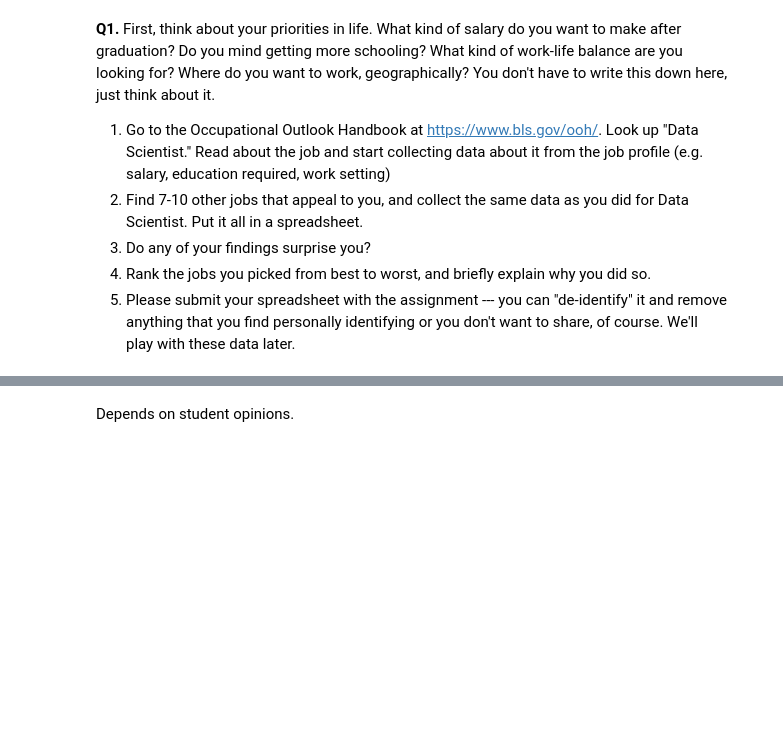
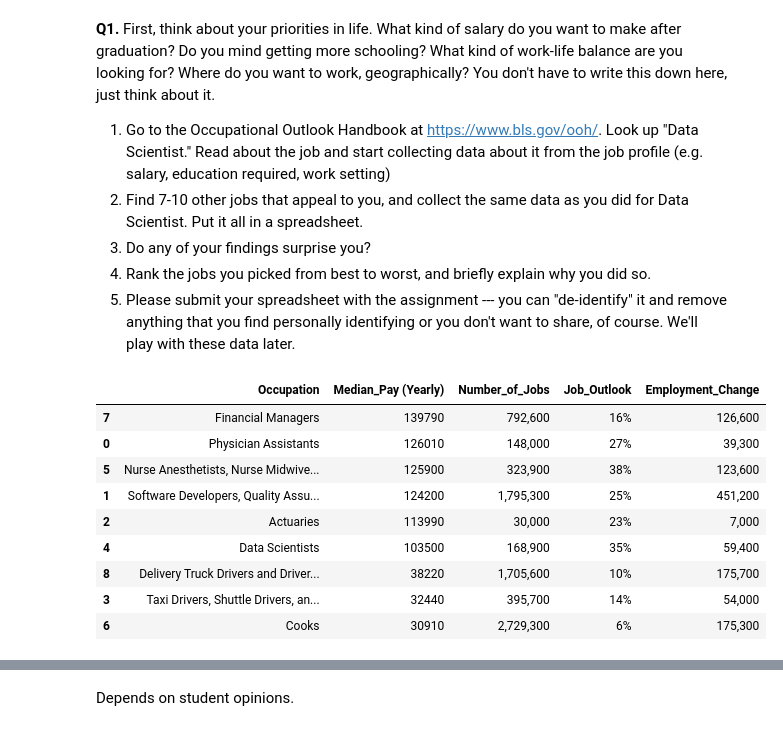
Before and after one commit to kevindangkhoama/programming, a Jupyter notebook: assignment/assignment_programming.ipynb, the cells around one changed output, grey strips where cells are left out. Drawn from its saved outputs; the diff is of its cells as text; code cells hidden in the pictures; blank space fills up the shorter version.

```diff
--- a/assignment/assignment_programming.ipynb
+++ b/assignment/assignment_programming.ipynb
@@ -9,3 +9,23 @@
 3. Do any of your findings surprise you?
 4. Rank the jobs you picked from best to worst, and briefly explain why you did so.
 5. Please submit your spreadsheet with the assignment --- you can "de-identify" it and remove anything that you find personally identifying or you don't want to share, of course. We'll play with these data later.
+# %%
+import pandas as pd
+csv_file = '/Occupational_Outlook_Handbook.csv'
+df = pd.read_csv(csv_file)
+
+# Made the file in the form of $XXX,XXX so we need to reformat
+df['Median_Pay (Yearly)'] = df['Median_Pay (Yearly)'].str.replace('$', '').str.replace(',', '').astype(int)
+df = df.sort_values(by='Median_Pay (Yearly)', ascending = False)
+display(df)
+# %% [output]
+|  | Occupation | Median_Pay (Yearly) | Number_of_Jobs | Job_Outlook | Employment_Change |
+| 7 | Financial Managers | 139790 | 792,600 | 16% | 126,600 |
+| 0 | Physician Assistants | 126010 | 148,000 | 27% | 39,300 |
+| 5 | Nurse Anesthetists, Nurse Midwive... | 125900 | 323,900 | 38% | 123,600 |
+| 1 | Software Developers, Quality Assu... | 124200 | 1,795,300 | 25% | 451,200 |
+| 2 | Actuaries | 113990 | 30,000 | 23% | 7,000 |
+| 4 | Data Scientists | 103500 | 168,900 | 35% | 59,400 |
+| 8 | Delivery Truck Drivers and Driver... | 38220 | 1,705,600 | 10% | 175,700 |
+| 3 | Taxi Drivers, Shuttle Drivers, an... | 32440 | 395,700 | 14% | 54,000 |
+| 6 | Cooks | 30910 | 2,729,300 | 6% | 175,300 |
```
Also changed, not shown: parts of 1 cell of this notebook.
